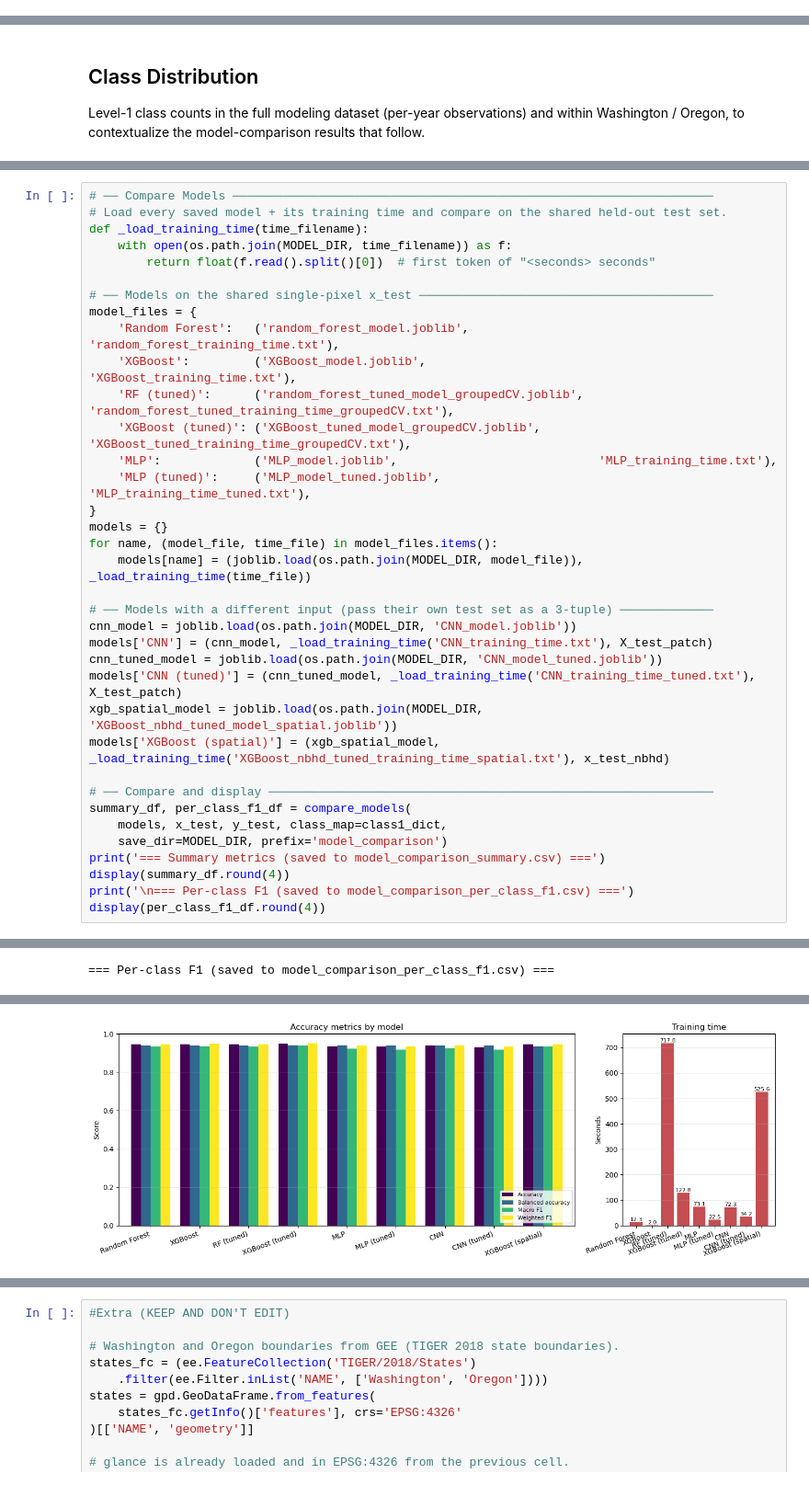
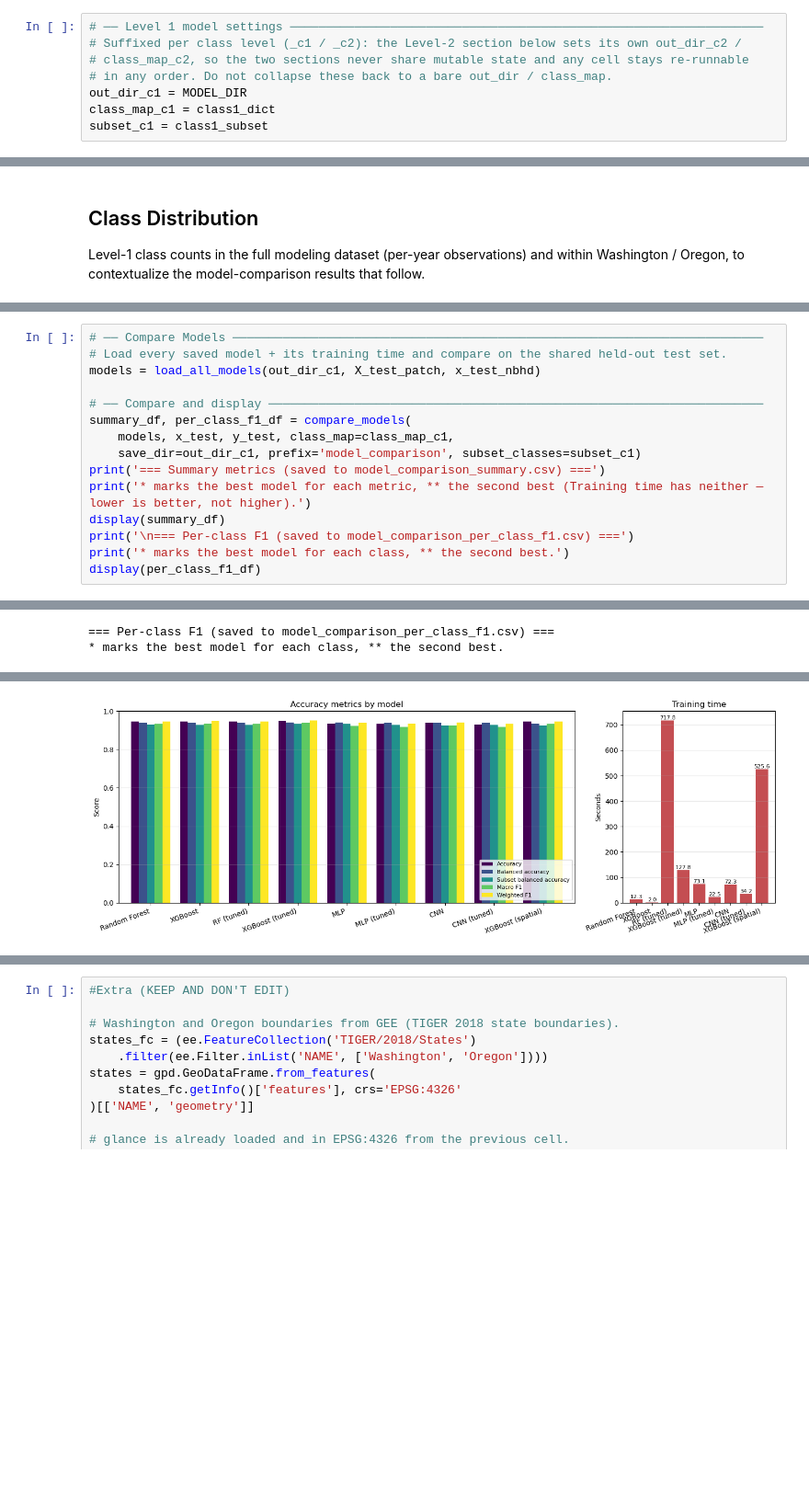
Before and after one commit to k-wheeler/PNW_LULC, a Jupyter notebook: Main.ipynb, the cells around one changed output, grey strips where cells are left out. Shown at 92% size. Drawn from its saved outputs; the diff is of its cells as text; blank space fills up the shorter version.

Commit message:
expanded to models to predict class 2 labels

```diff
--- a/Main.ipynb
+++ b/Main.ipynb
@@ -182,6 +202,14 @@ Missing (all-NaN) patches in train: 0
 ## Models
 
 Each cell fits (or loads, when `refit_models=False`) one variant, evaluates it on the shared held-out test set, and saves diagnostics to `Model_Outputs/`.
+# %%
+# ── Level 1 model settings ──────────────────────────────────────────────────────────────────
+# Suffixed per class level (_c1 / _c2): the Level-2 section below sets its own out_dir_c2 /
+# class_map_c2, so the two sections never share mutable state and any cell stays re-runnable
+# in any order. Do not collapse these back to a bare out_dir / class_map.
+out_dir_c1 = MODEL_DIR
+class_map_c1 = class1_dict
+subset_c1 = class1_subset
 # %% [markdown]
 ### Random Forest
 
@@ -831,38 +707,17 @@ A separate **per-class F1** table and heatmap break F1 down by individual land-c
 # %%
-# ── Compare Models ───────────────────────────────────────────────────────────────────
+# ── Compare Models ──────────────────────────────────────────────────────────────────────────
 # Load every saved model + its training time and compare on the shared held-out test set.
-def _load_training_time(time_filename):
-    with open(os.path.join(MODEL_DIR, time_filename)) as f:
-        return float(f.read().split()[0])  # first token of "<seconds> seconds"
+models = load_all_models(out_dir_c1, X_test_patch, x_test_nbhd)
 
-# ── Models on the shared single-pixel x_test ─────────────────────────────────────────
-model_files = {
-    'Random Forest':   ('random_forest_model.joblib',                  'random_forest_training_time.txt'),
-    'XGBoost':         ('XGBoost_model.joblib',                        'XGBoost_training_time.txt'),
-    'RF (tuned)':      ('random_forest_tuned_model_groupedCV.joblib',  'random_forest_tuned_training_time_groupedCV.txt'),
-    'XGBoost (tuned)': ('XGBoost_tuned_model_groupedCV.joblib',        'XGBoost_tuned_training_time_groupedCV.txt'),
-    'MLP':             ('MLP_model.joblib',                            'MLP_training_time.txt'),
-    'MLP (tuned)':     ('MLP_model_tuned.joblib',                      'MLP_training_time_tuned.txt'),
-}
-models = {}
-for name, (model_file, time_file) in model_files.items():
-    models[name] = (joblib.load(os.path.join(MODEL_DIR, model_file)), _load_training_time(time_file))
-
-# ── Models with a different input (pass their own test set as a 3-tuple) ─────────────
-cnn_model = joblib.load(os.path.join(MODEL_DIR, 'CNN_model.joblib'))
-models['CNN'] = (cnn_model, _load_training_time('CNN_training_time.txt'), X_test_patch)
-cnn_tuned_model = joblib.load(os.path.join(MODEL_DIR, 'CNN_model_tuned.joblib'))
-models['CNN (tuned)'] = (cnn_tuned_model, _load_training_time('CNN_training_time_tuned.txt'), X_test_patch)
-xgb_spatial_model = joblib.load(os.path.join(MODEL_DIR, 'XGBoost_nbhd_tuned_model_spatial.joblib'))
-models['XGBoost (spatial)'] = (xgb_spatial_model, _load_training_time('XGBoost_nbhd_tuned_training_time_spatial.txt'), x_test_nbhd)
-
-# ── Compare and display ──────────────────────────────────────────────────────────────
+# ── Compare and display ─────────────────────────────────────────────────────────────────────
 summary_df, per_class_f1_df = compare_models(
-    models, x_test, y_test, class_map=class1_dict,
-    save_dir=MODEL_DIR, prefix='model_comparison')
+    models, x_test, y_test, class_map=class_map_c1,
+    save_dir=out_dir_c1, prefix='model_comparison', subset_classes=subset_c1)
 print('=== Summary metrics (saved to model_comparison_summary.csv) ===')
-display(summary_df.round(4))
+print('* marks the best model for each metric, ** the second best (Training time has neither — lower is better, not higher).')
+display(summary_df)
 print('\n=== Per-class F1 (saved to model_comparison_per_class_f1.csv) ===')
-display(per_class_f1_df.round(4))
+print('* marks the best model for each class, ** the second best.')
+display(per_class_f1_df)
 # %% [output]
 === Summary metrics (saved to model_comparison_summary.csv) ===
@@ -879,2 +735,3 @@ display(per_class_f1_df.round(4))
 === Per-class F1 (saved to model_comparison_per_class_f1.csv) ===
+* marks the best model for each class, ** the second best.
 |  | Random Forest | XGBoost | RF (tuned) | XGBoost (tuned) | MLP | MLP (tuned) | CNN | CNN (tuned) | ... |
@@ -887,3 +744,3 @@ display(per_class_f1_df.round(4))
-[figure, old version]
+[figure, new version]
 [figure]
 # %%
```
Also changed, not shown: parts of 50 cells of this notebook, 4 other files.
